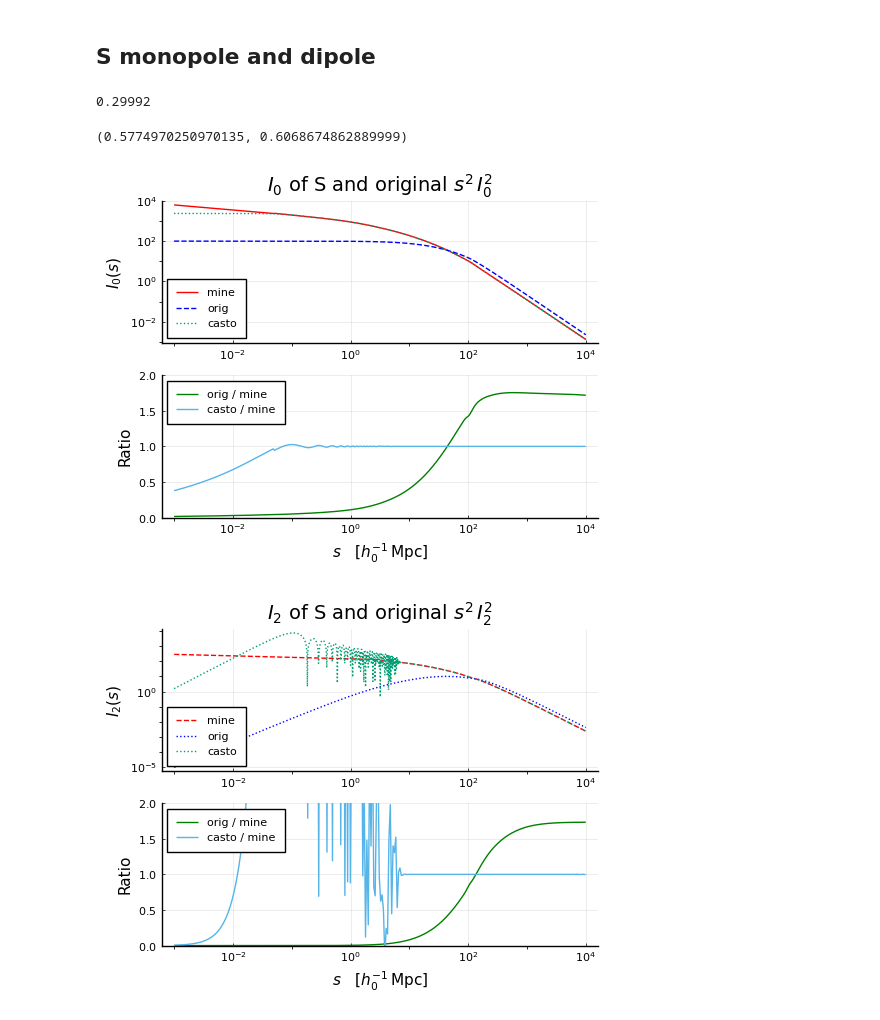
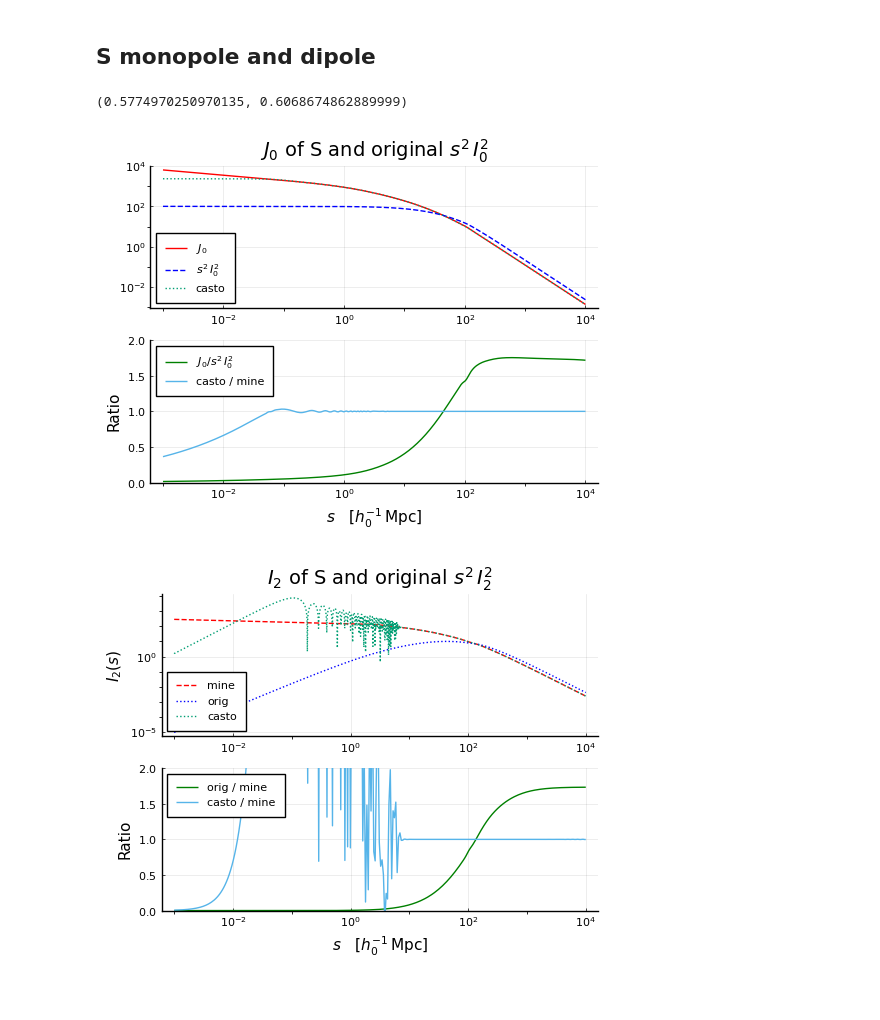
Before and after one commit to foglienimatteo/GaPSE.jl, a Jupyter notebook: ipynbs/Real_f_NL.ipynb, the cells around one changed output. Saved outputs shown, nothing was run; the diff lists cells and outputs as text; code cells hidden in the pictures.

```diff
--- a/ipynbs/Real_f_NL.ipynb
+++ b/ipynbs/Real_f_NL.ipynb
@@ -1,6 +27,7 @@
 # %%
 #DIR = "/Users/matteofoglieni/Dropbox/GR_effects/Matteo_Output/fNL_effective_z115/";
-DIR = "Effective_fNL_z115_files/";
+DIR = "Real_fNL_z115_files/";
+DIR_xis = "Effective_fNL_z115_files/";
 
 ps_kwargs(twofast::Bool) = twofast ?
     Dict(:twofast=>true, :epl => true, :pr => false,
@@ -88 +115,3 @@ GaPSE.parameters_used(stdout, cosmo)
+# %%
+cosmopng = GaPSE.CosmoPNG(cosmo, "../data/Tk.dat");
 # %%
@@ -275,6 +166,6 @@ end;
 # %% [markdown]
 ## Reading Casto I00 and I20
 # %%
-casto_ss, casto_Is = GaPSE.readxall("../data/I_alpha.dat");
-casto_I00s, casto_I20s = casto_Is[1], casto_Is[2];
+casto_ss, casto_Js = GaPSE.readxall("../data/I_alpha.dat");
+casto_J0s, casto_J2s = casto_Js[1], casto_Js[2];
 # %%
@@ -317,49 +178,45 @@ I20 = f_NL_IntegralIPS(cosmo, 2, 0; kmin = 1e-8, kmax = 1e4, z = 0,
 # %%
 ss = 10 .^ range(-3,4; length=300);
-I00s = [I00(s) for s in ss]
-I20s = [I20(s) for s in ss]
-orig_I00s = [cosmo.tools.I02(s) * s^2 for s in ss];
+J0s = [cosmopng.J0(s) for s in ss]
+J2s = [cosmopng.J2(s) for s in ss]
+I02s = [cosmo.tools.I02(s) * s^2 for s in ss];
+I22s = [cosmo.tools.I22(s) * s^2 for s in ss];
-# %%
-cosmo.params.Ω_M0
-# %% [output]
-0.29992
 # %%
 3/2*cosmo.params.Ω_M0/0.779017/cosmo.D_of_s(0), 0.779017^2
 # %% [output]
 (0.5774970250970135, 0.6068674862889999)
 # %%
 xs_1 = ss
-ys_1 = I00s ./ (100 / 299792.458) .^2
+ys_1 = J0s ./ (100 / 299792.458) .^2
 
 xs_2 = ss
-ys_2 = [abs(cosmo.tools.I02(s)) * s^2 for s in ss]
+ys_2 = I02s
 spline_2 = Spline1D(xs_2, ys_2)
 
 xs_3 = casto_ss
-ys_3 = casto_I00s ./ (100 / 299792.458) .^2
+ys_3 = casto_J0s ./ (100 / 299792.458) .^2
 spline_3 = Spline1D(xs_3, ys_3)
 
 p1 = plot([xs_1, xs_2], [abs.(ys_1), abs.(ys_2)],
     xaxis=:log, yaxis=:log,
     lc=[:red :blue], #yticks = 10.0 .^ [i for i in 2:5],
-    title = L"I_0"*" of S and original " * L"s^2 \, I_0^2",
-    label=["mine" "orig"], ls=[:solid :dash],
-    ylabel = L"I_0(s)",
+    title = L"J_0"*" of S and original " * L"s^2 \, I_0^2",
+    label=[L"J_0" L"s^2 \, I_0^2"], ls=[:solid :dash],
     legend=:bottomleft)
 plot!(p1, xs_3, ys_3, label="casto", ls=:dot)
 
 p2 = plot(xs_1, spline_2.(xs_1) ./ ys_1,
     ylabel="Ratio", lc=:green,
-    xaxis=:log, label = "orig / mine",
+    xaxis=:log, label = L"J_0 / s^2 \, I_0^2",
     ylim=(0,2),
     legend=:topleft,
     xlabel=L"$s \quad [h_0^{-1} \,\mathrm{Mpc}]$",
     )
 plot!(p2, xs_1, spline_3.(xs_1) ./ ys_1, label = "casto / mine")
 
 P = plot(p1, p2, size=(500, 400), layout= @layout [ x ; y  ] )
-savefig(P, DIR*"I0_of_S.pdf")
+savefig(P, DIR*"J0_of_S.pdf")
 # %% [output]
-[figure, old version]
+[figure, new version]
 # %%
 xs_1 = ss
```
Also changed, not shown: parts of 33 cells of this notebook, 6 other files.
